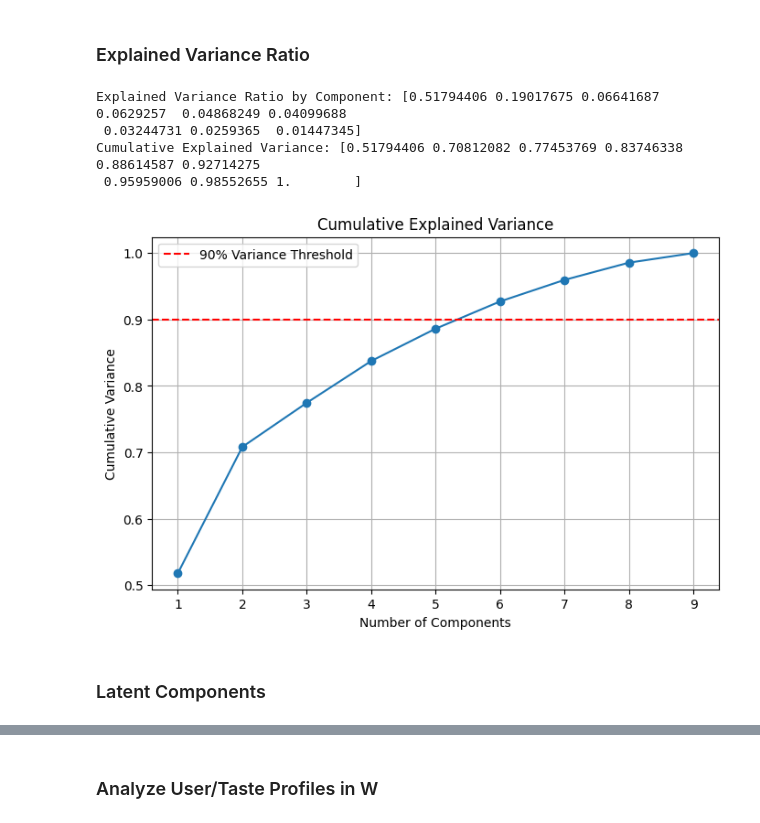
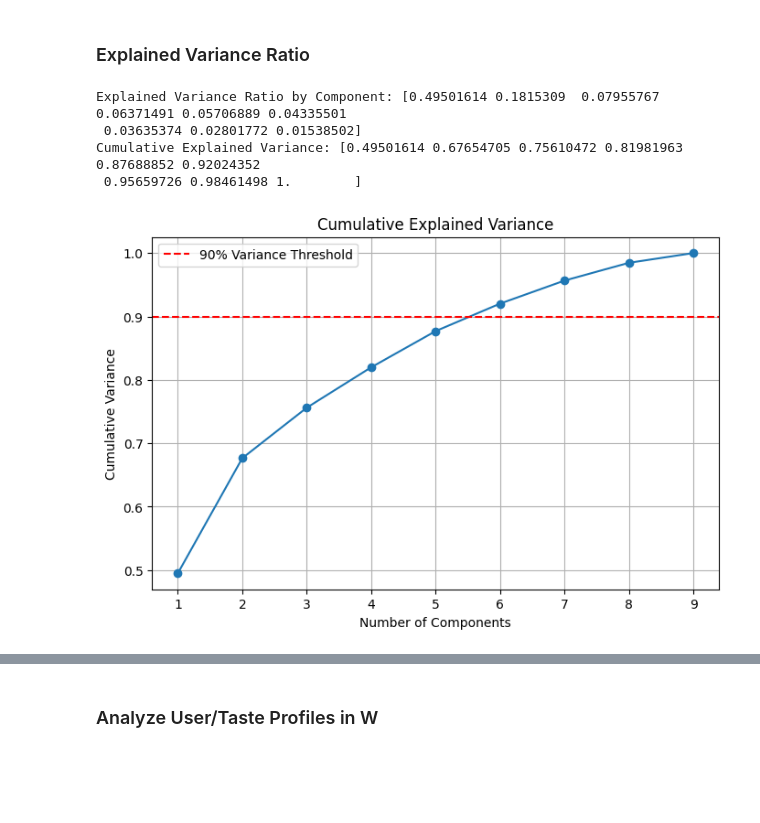
Before and after one commit to lendl-uy/ai201, a Jupyter notebook: mini_project/recommender.ipynb, the cells around one changed output, grey strips where cells are left out. Drawn from its saved outputs; the diff is of its cells as text; code cells hidden in the pictures; blank space fills up the shorter version.

```diff
--- a/mini_project/recommender.ipynb
+++ b/mini_project/recommender.ipynb
@@ -248,18 +369,15 @@ X_train_std_scaled = scaler.fit_transform(X_train)
 X_test_std_scaled = scaler.transform(X_test)
 
 # Train SVD
-svd = TruncatedSVD(n_components=3, random_state=0)
+svd = TruncatedSVD(n_components=2, random_state=0)
 X_train_svd = svd.fit_transform(X_train_std_scaled)
 
 # Transform test data
 X_test_svd = svd.transform(X_test_std_scaled)
 
 # Inference
-svd_predictions = get_top_k_predictions(X_train_svd, X_test_svd, y_train)
+svd_predictions = get_top_k_predictions(X_train_svd, X_test_svd, y_train, k=5)
 
 # Evaluate metrics using precomputed predictions
-svd_metrics = evaluate_recommendations(y_train, y_test, svd_predictions, k=5)
-
-# Print results
-print(svd_metrics)
+svd_metrics = evaluate_recommendations(y_test, svd_predictions, k=5)
 # %% [output]
@@ -512,7 +586,8 @@ def optimize_svd(X_train_scaled, y_train, n_trials=50):
     svd_params = {
         'n_components': best_svd_params['n_components'],
         'algorithm': best_svd_params['algorithm'],
-        'tol': best_svd_params['tol'],
+        'tol': 1e-4,
+        "n_iter": 10000,
         'random_state': 0
     }
     if best_svd_params['algorithm'] == 'randomized':
@@ -541,6 +616,7 @@ def optimize_nmf(X_train_scaled, y_train, n_trials=50):
     # Create optimized NMF model
     best_nmf = NMF(
         **best_nmf_params,
+        max_iter=10000,
         random_state=0
     )
 
@@ -724,0 +910,3 @@ Optimizing NMF...
+# %%
+svd_for_analysis = best_svd
+X_train_svd_for_analysis = X_train_svd
@@ -740,27 +962,25 @@ plot_singular_values(best_svd)
 # %% [markdown]
 ### Explained Variance Ratio
 # %%
-explained_variance = best_svd.explained_variance_ratio_
+explained_variance = svd_for_analysis.explained_variance_ratio_
 cumulative_variance = explained_variance.cumsum()
 
 print("Explained Variance Ratio by Component:", explained_variance)
 print("Cumulative Explained Variance:", cumulative_variance)
 
 # Plot cumulative explained variance
 plt.figure(figsize=(8, 5))
 plt.plot(range(1, len(cumulative_variance) + 1), cumulative_variance, marker='o')
 plt.axhline(0.9, color='r', linestyle='--', label='90% Variance Threshold')
 plt.title("Cumulative Explained Variance")
 plt.xlabel("Number of Components")
 plt.ylabel("Cumulative Variance")
 plt.legend()
 plt.grid()
 plt.show()
 # %% [output]
-Explained Variance Ratio by Component: [0.51794406 0.19017675 0.06641687 0.0629257  0.04868249 0.04099688
- 0.03244731 0.0259365  0.01447345]
-Cumulative Explained Variance: [0.51794406 0.70812082 0.77453769 0.83746338 0.88614587 0.92714275
- 0.95959006 0.98552655 1.        ]
+Explained Variance Ratio by Component: [0.49501614 0.1815309  0.07955767 0.06371491 0.05706889 0.04335501
+ 0.03635374 0.02801772 0.01538502]
+Cumulative Explained Variance: [0.49501614 0.67654705 0.75610472 0.81981963 0.87688852 0.92024352
+ 0.95659726 0.98461498 1.        ]
-[figure, old version]
+[figure, new version]
-# %% [markdown]
-### Latent Components
```
Also changed, not shown: parts of 36 cells of this notebook, 3 other files.
